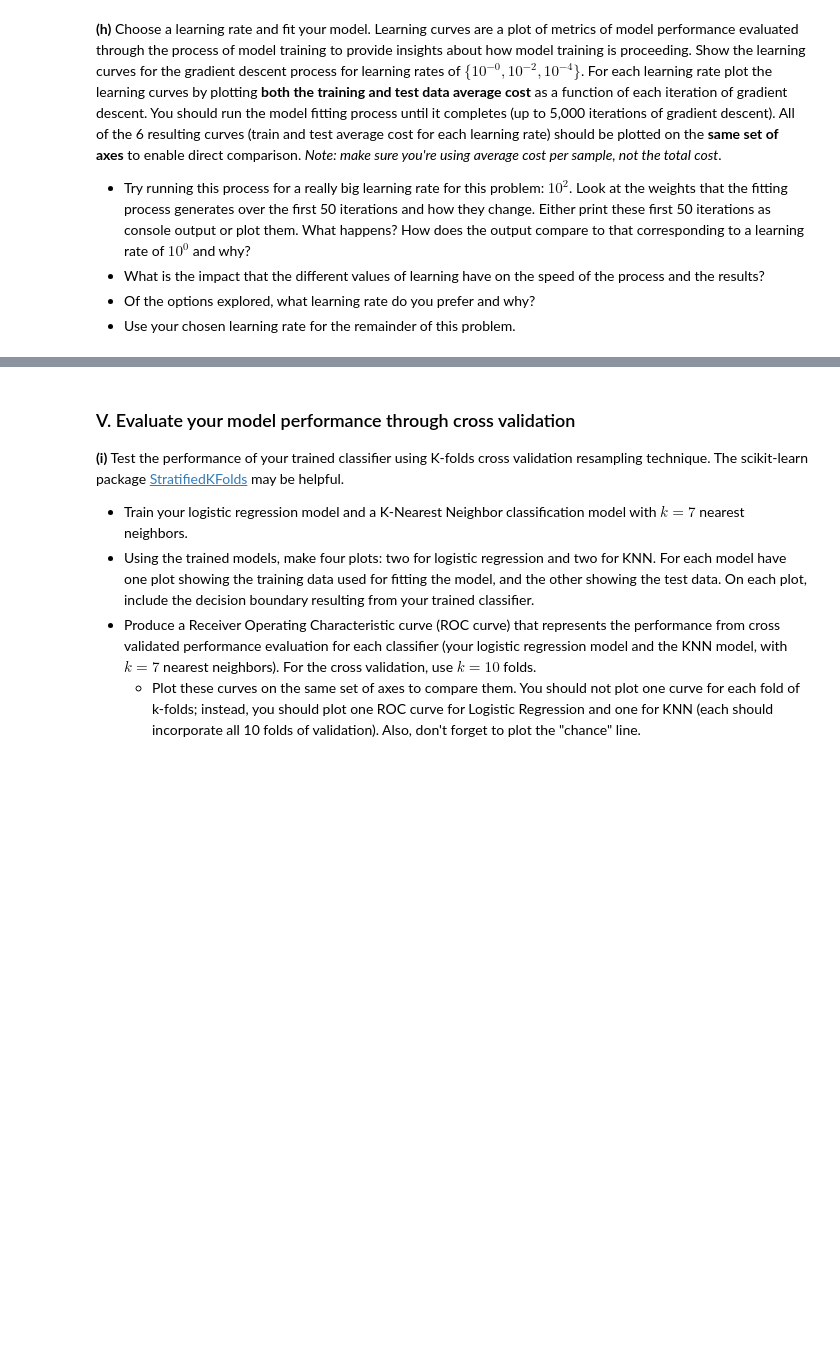
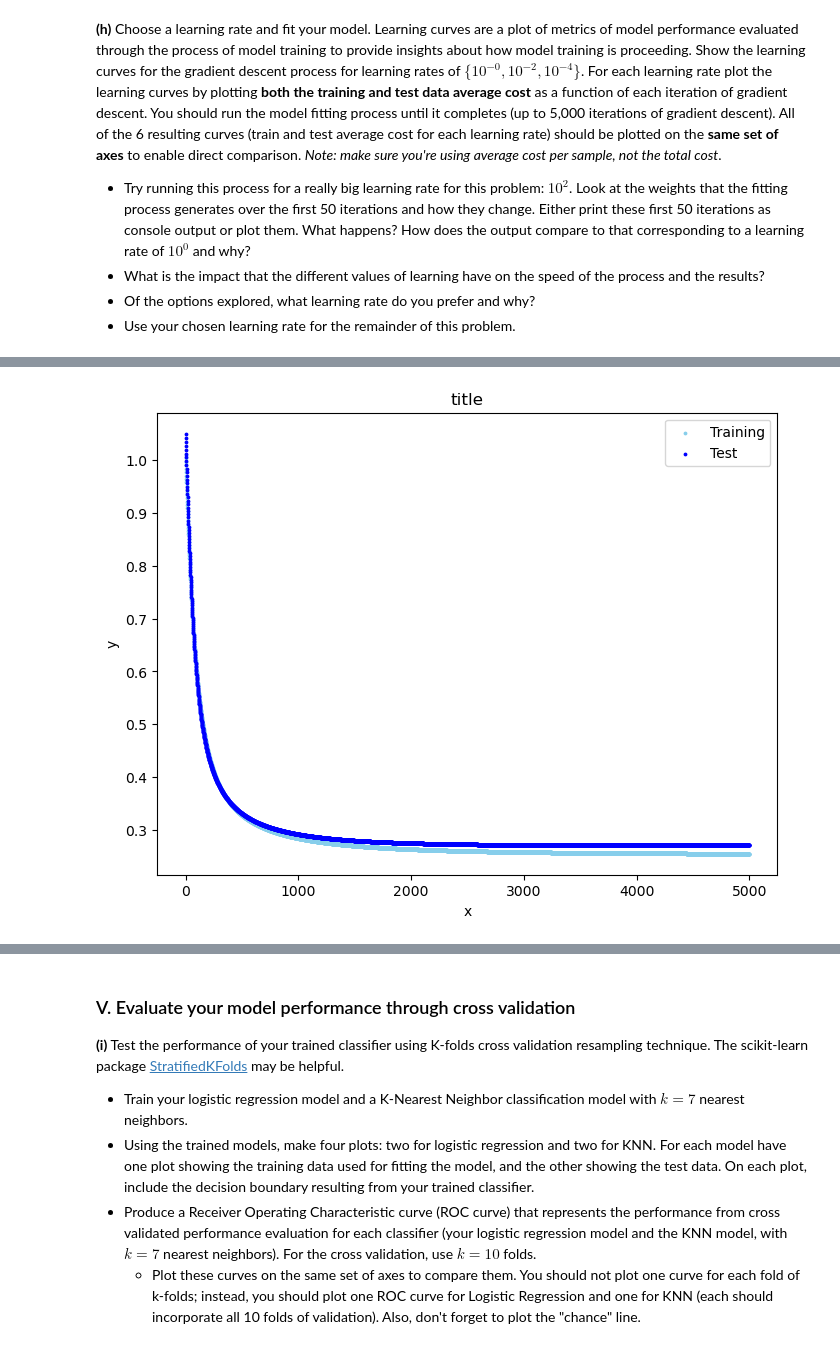
Before and after one commit to BarbaraPFloresRios/IDS705_PrinciplesOfMachineLearning, a Jupyter notebook: Assignment_3_SupervisedLearning_ModelTrainingAndEvaluation/Assignment_3.ipynb, the cells around one changed output, grey strips where cells are left out. Drawn from its saved outputs; the diff is of its cells as text; code cells hidden in the pictures; blank space fills up the shorter version.

```diff
--- a/Assignment_3_SupervisedLearning_ModelTrainingAndEvaluation/Assignment_3.ipynb
+++ b/Assignment_3_SupervisedLearning_ModelTrainingAndEvaluation/Assignment_3.ipynb
@@ -420,0 +461,15 @@ array([[1, 0, 0, 0, 0, 1, 0, 0, 1, 1, 0, 1, 0, 0, 0, 1, 1, 1, 0, 1, 0, 1,
+# %%
+plt.figure(figsize=(8, 6))
+
+
+plt.scatter(range(5000), lc_train_1, color="skyblue", label="Training", s=3)
+
+plt.scatter(range(5000), lc_test_1, color="blue", label="Test", s=3)
+
+plt.xlabel("x")
+plt.ylabel("y")
+plt.title("title")
+plt.legend()
+plt.show()
+# %% [output]
+[figure, added]
```
Also changed, not shown: parts of 7 cells of this notebook.
